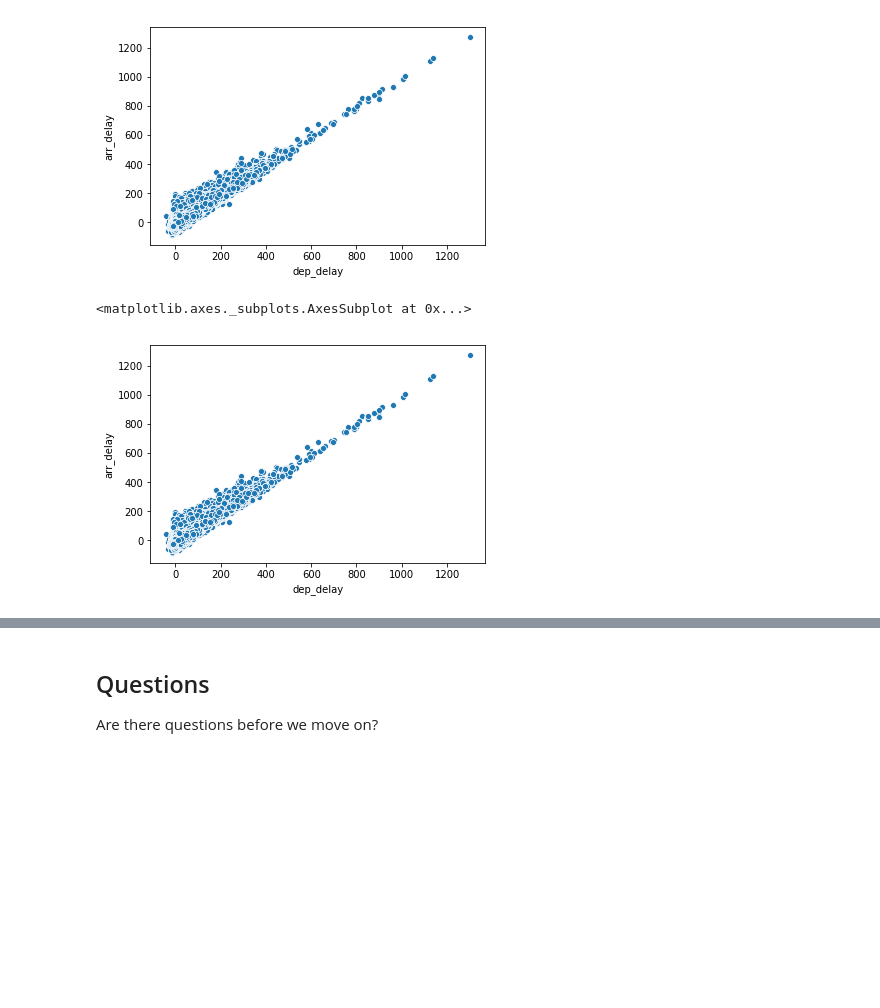
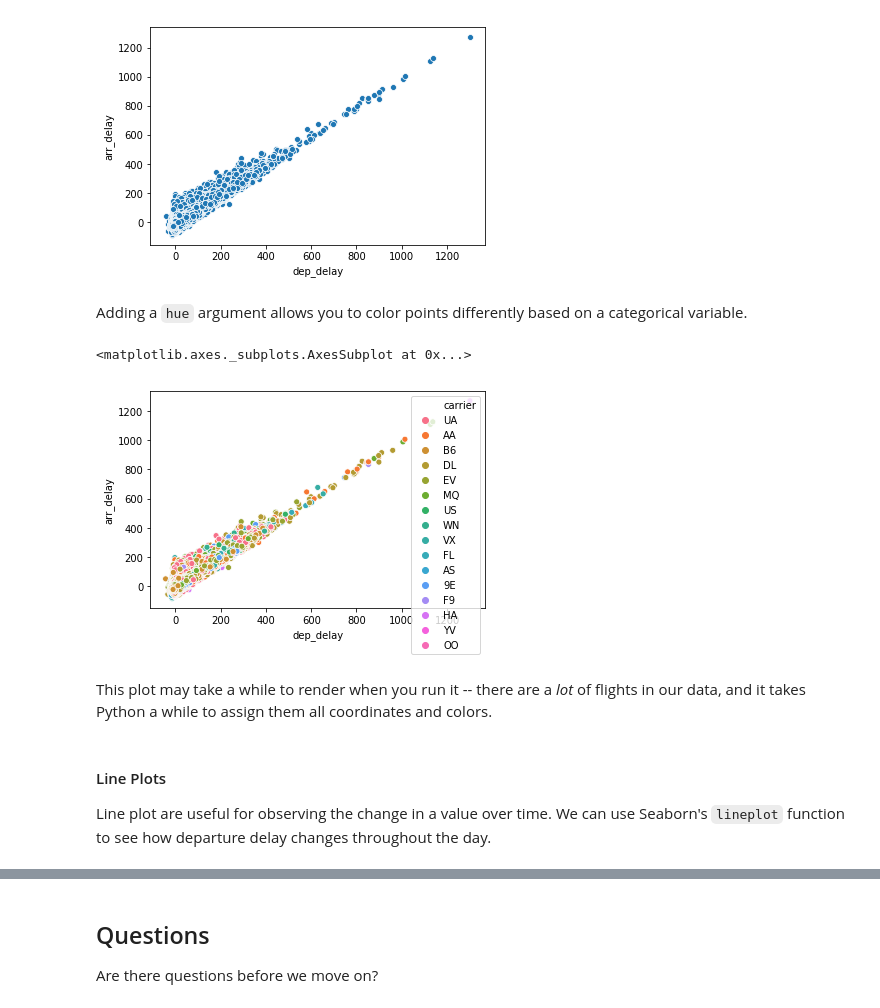
Before and after one commit to uc-python/intro-python-datasci, a Jupyter notebook: notebooks/visualizing_data.ipynb, the cells around one changed output, grey strips where cells are left out. Saved outputs shown, nothing was run; the diff lists cells and outputs as text; code cells hidden in the pictures; blank space fills up the shorter version.

Commit message:
Finish content for Visualizing Data notebook.

```diff
--- a/notebooks/visualizing_data.ipynb
+++ b/notebooks/visualizing_data.ipynb
@@ -111,8 +128,16 @@ sns.scatterplot(flights['dep_delay'], flights['arr_delay'])
 # %% [output]
 <matplotlib.axes._subplots.AxesSubplot at 0x...>
 [figure]
+# %% [markdown]
+Adding a `hue` argument allows you to color points differently based on a categorical variable.
 # %%
-sns.scatterplot(flights['dep_delay'], flights['arr_delay'])
+sns.scatterplot(flights['dep_delay'], flights['arr_delay'], hue=flights['carrier'])
 # %% [output]
 <matplotlib.axes._subplots.AxesSubplot at 0x...>
-[figure, old version]
+[figure, new version]
+# %% [markdown]
+This plot may take a while to render when you run it -- there are a *lot* of flights in our data, and it takes Python a while to assign them all coordinates and colors.
+# %% [markdown]
+#### Line Plots
+Line plot are useful for observing the change in a value over time.
+We can use Seaborn's `lineplot` function to see how departure delay changes throughout the day.
```
Also changed, not shown: parts of 36 cells of this notebook.
